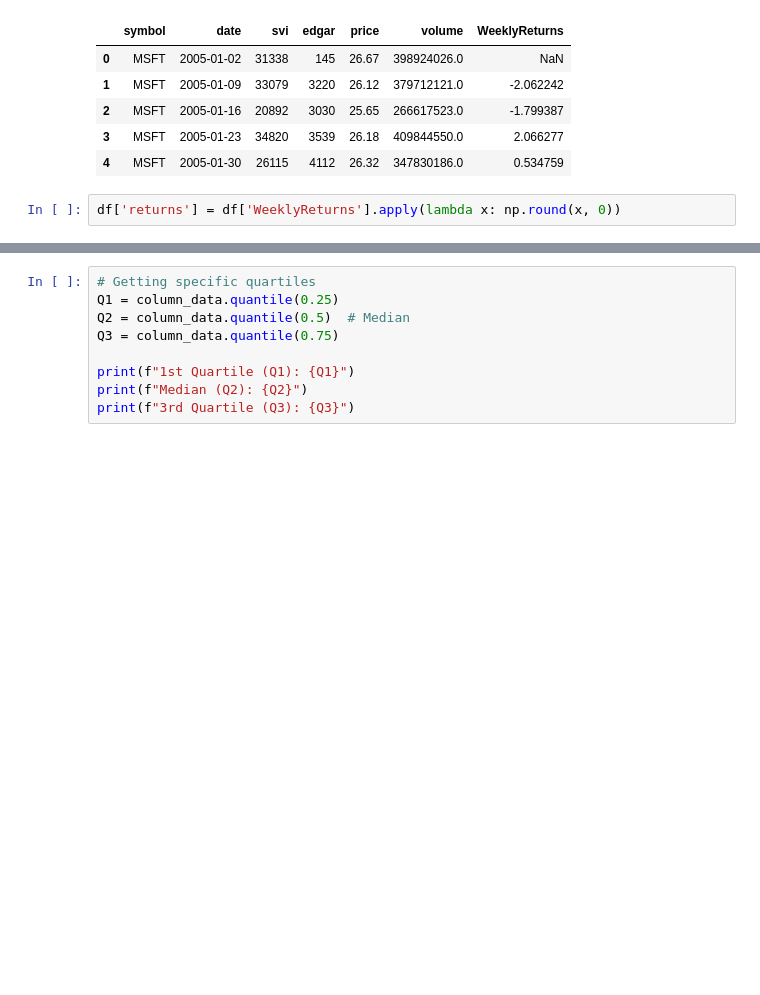
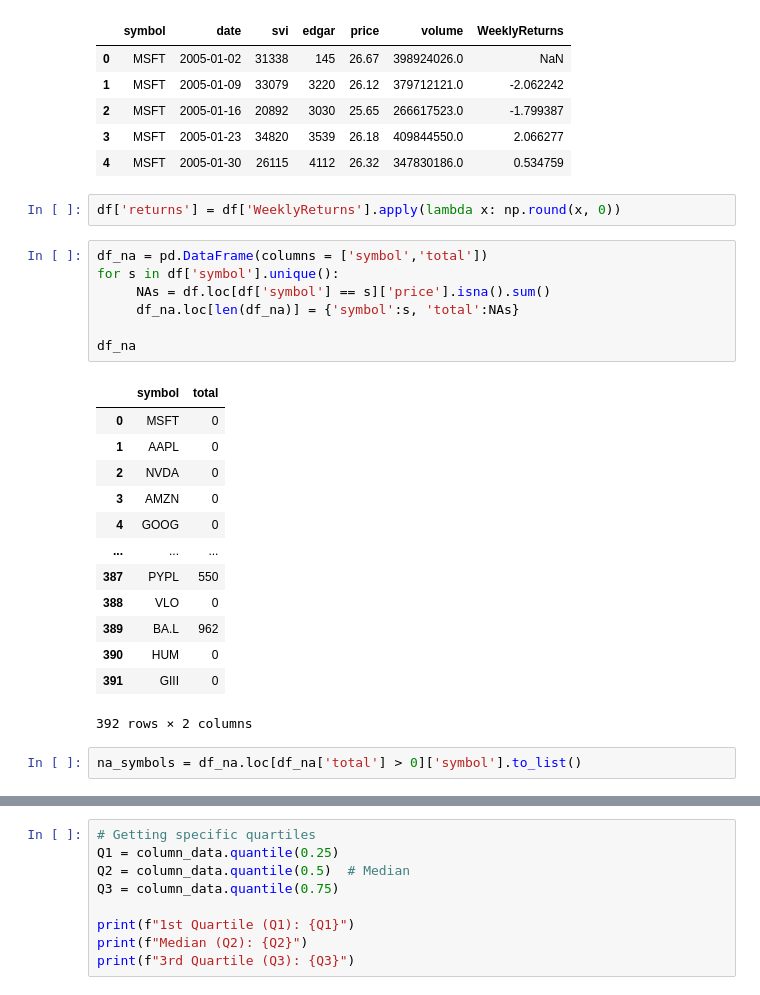
Before and after one commit to nikanhg/investor-attention-returns-patern, a Jupyter notebook: model/LSTM-classification.ipynb, the cells around one changed output, grey strips where cells are left out. Drawn from its saved outputs; the diff is of its cells as text; blank space fills up the shorter version.

```diff
--- a/model/LSTM-classification.ipynb
+++ b/model/LSTM-classification.ipynb
@@ -42,3 +42,26 @@ df.head()
 | 4 | MSFT | 2005-01-30 | 26115 | 4112 | 26.32 | 347830186.0 | 0.534759 |
 # %%
 df['returns'] = df['WeeklyReturns'].apply(lambda x: np.round(x, 0))
+# %%
+df_na = pd.DataFrame(columns = ['symbol','total'])
+for s in df['symbol'].unique():
+     NAs = df.loc[df['symbol'] == s]['price'].isna().sum()
+     df_na.loc[len(df_na)] = {'symbol':s, 'total':NAs}
+
+df_na
+# %% [output]
+|  | symbol | total |
+| 0 | MSFT | 0 |
+| 1 | AAPL | 0 |
+| 2 | NVDA | 0 |
+| 3 | AMZN | 0 |
+| 4 | GOOG | 0 |
+| ... | ... | ... |
+| 387 | PYPL | 550 |
+| 388 | VLO | 0 |
+| 389 | BA.L | 962 |
+| 390 | HUM | 0 |
+| 391 | GIII | 0 |
+392 rows × 2 columns
+# %%
+na_symbols = df_na.loc[df_na['total'] > 0]['symbol'].to_list()
```
Also changed, not shown: parts of 12 cells of this notebook, 4 other files.
